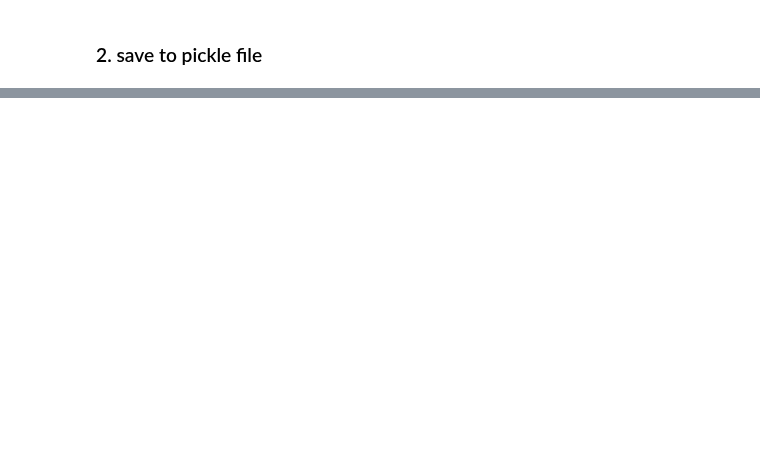
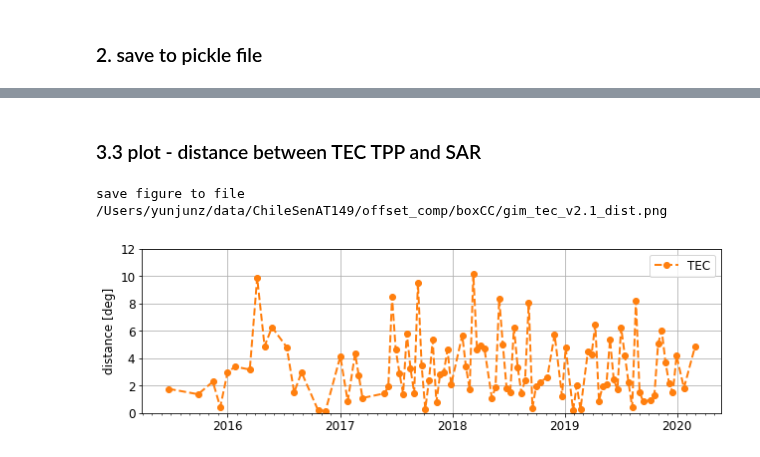
Before and after one commit to yunjunz/2022-Geolocation, a Jupyter notebook: prep_gim_tec.ipynb, the cells around one changed output, grey strips where cells are left out. Cells and saved outputs as stored; diff of their text form; code cells hidden in the pictures; blank space fills up the shorter version.

```diff
--- a/prep_gim_tec.ipynb
+++ b/prep_gim_tec.ipynb
@@ -166,0 +238,22 @@ save figure to file /Users/yunjunz/data/ChileSenAT149/offset_comp/TS_gim_tec_v2.
+# %% [markdown]
+### 3.3 plot - distance between TEC TPP and SAR
+# %%
+## plot
+fig, ax = plt.subplots(figsize=[9, 3])
+ax.plot(tDict['time'], tDict['dist_deg'], 'o--', ms=6, lw=2, color='C1', label='TEC')
+pp.auto_adjust_xaxis_date(ax, tDict['time'], every_year=1, buffer_year=None)
+ax.set_ylabel('distance [deg]')
+ax.set_ylim(0, 12)
+#ax.yaxis.set_major_locator(ticker.MultipleLocator(20))
+ax.legend()
+ax.grid('on')
+fig.tight_layout()
+
+# output
+out_fig = os.path.join(os.path.dirname(out_file), 'gim_tec_v{}_dist.png'.format(version))
+print('save figure to file', out_fig)
+plt.savefig(out_fig, bbox_inches='tight', transparent=True, dpi=300)
+plt.show()
+# %% [output]
+save figure to file /Users/yunjunz/data/ChileSenAT149/offset_comp/boxCC/gim_tec_v2.1_dist.png
+[figure, added]
```
Also changed, not shown: parts of 8 cells of this notebook, 5 other files.
